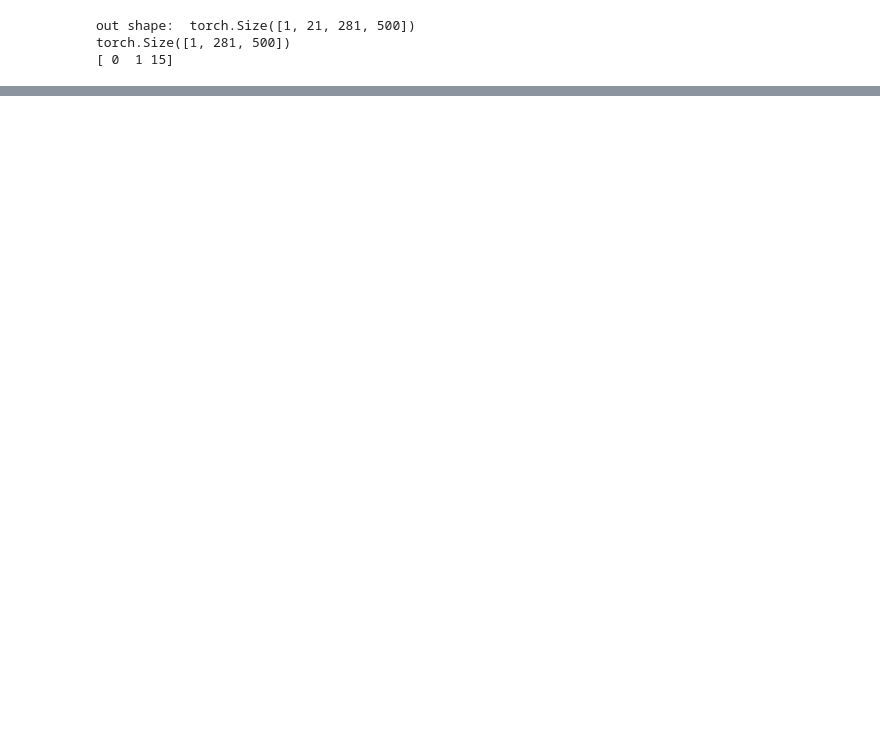
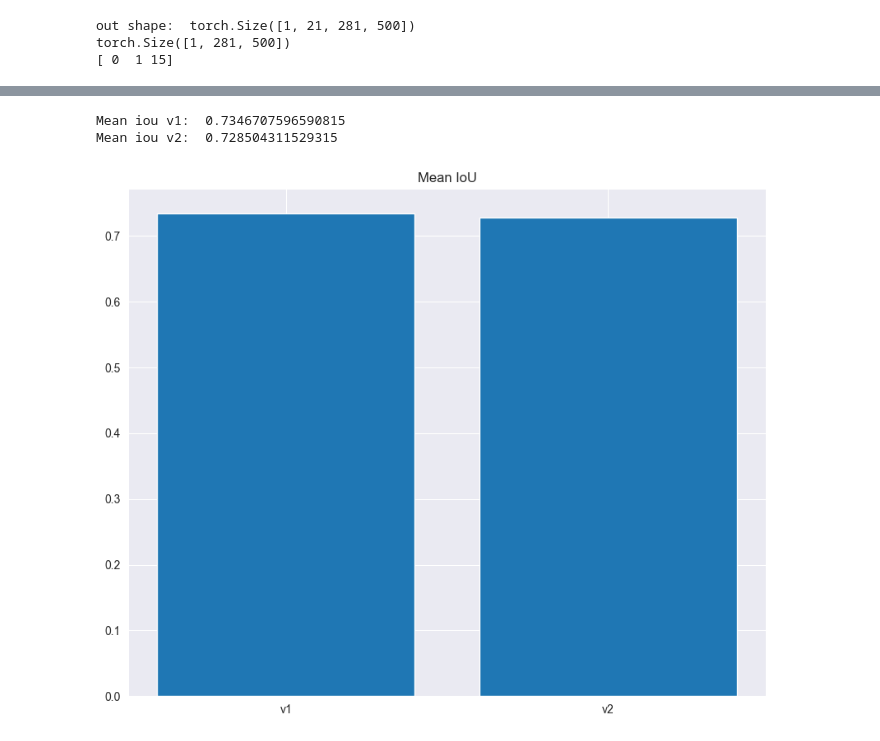
Before and after one commit to mazxal0/AI-Mirea-Course, a Jupyter notebook: homeworks/HW10-11/HW10-11.ipynb, the cells around one changed output, grey strips where cells are left out. Cells and saved outputs as stored; diff of their text form; code cells hidden in the pictures; blank space fills up the shorter version.

```diff
--- a/homeworks/HW10-11/HW10-11.ipynb
+++ b/homeworks/HW10-11/HW10-11.ipynb
@@ -968,0 +992,30 @@ def evaluate_sample(img, mask, model, device=device, min_size=500):
+# %%
+results = []
+num_samples = 20
+
+for i in range(num_samples):
+    img_i, mask_i = dataset[i]
+    res = evaluate_sample(img_i, mask_i, model, device=device, min_size=500)
+
+    results.append({
+        "index": i,
+        "iou_v1": res["iou_v1"],
+        "iou_v2": res["iou_v2"],
+    })
+
+mean_iou_v1 = np.mean([r["iou_v1"] for r in results])
+mean_iou_v2 = np.mean([r["iou_v2"] for r in results])
+
+print("Mean iou v1: ", mean_iou_v1)
+print("Mean iou v2: ", mean_iou_v2)
+# %% [output]
+Mean iou v1:  0.7346707596590815
+Mean iou v2:  0.728504311529315
+# %%
+plt.figure(figsize=(10, 8))
+plt.bar(['v1', 'v2'], [mean_iou_v1, mean_iou_v2], align='center')
+plt.title("Mean IoU")
+plt.savefig('./artifacts/figures/segmentation_metrics.png')
+plt.show()
+# %% [output]
+[figure, added]
```
Also changed, not shown: parts of 17 cells of this notebook, 4 other files.
